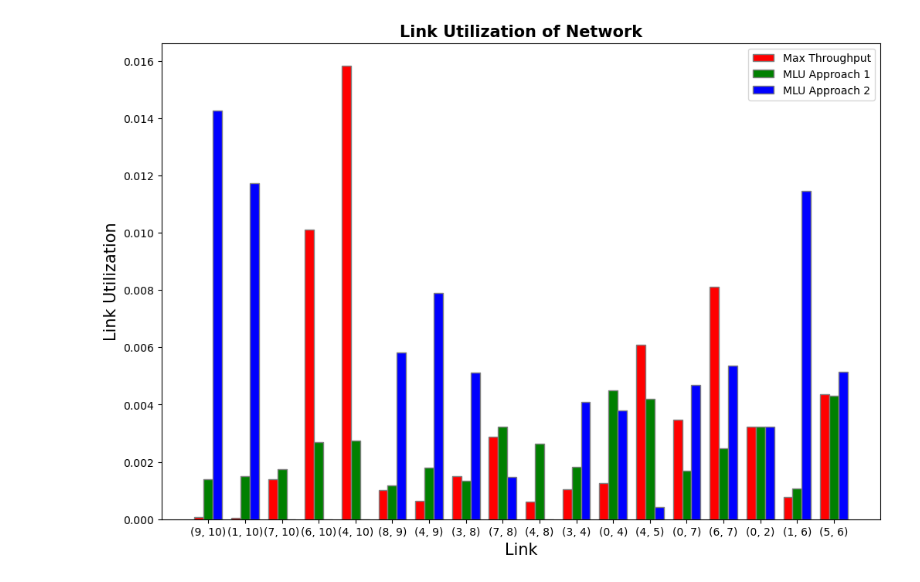
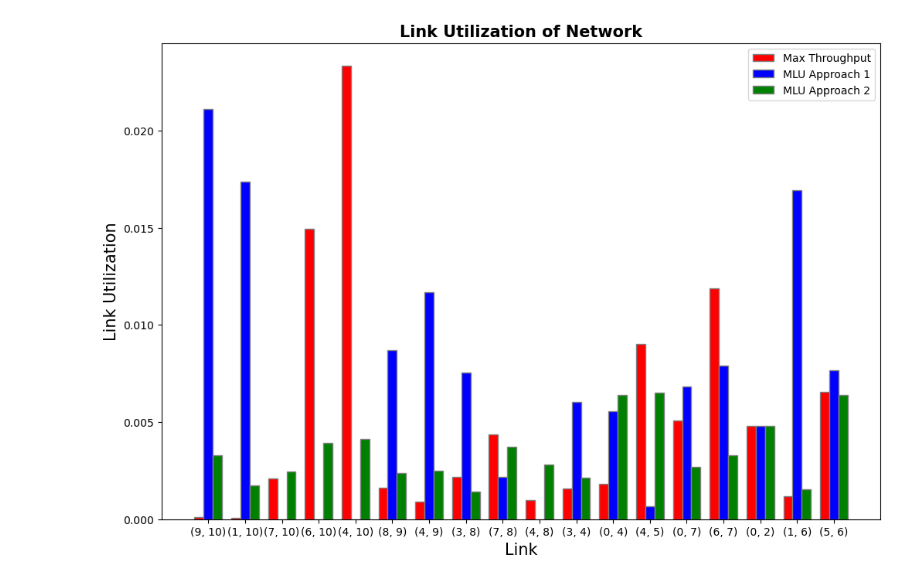
Before and after one commit to benbananas/NetworksFinal, a Jupyter notebook: visualizations.ipynb, the cells around one changed output. Drawn from its saved outputs; the diff is of its cells as text; code cells hidden in the pictures.

Commit message:
Update figures for max demand

```diff
--- a/visualizations.ipynb
+++ b/visualizations.ipynb
@@ -40,7 +40,7 @@ for u, v in G.edges():
 
 demand = [float(i) for i in line.split()]
 n = int(len(demand)**0.5)
-demand = np.array(demand).reshape(n, n)
+demand = np.array(demands).reshape(n, n)
 paths = []
 for i in range(n):
     for j in range(n):
@@ -95,8 +95,8 @@ m.setObjective(objective, GRB.MAXIMIZE)
 # Optimize model
 m.optimize()
 
-for v in m.getVars():
-    print('%s %g' % (v.VarName, v.X))
+# for v in m.getVars():
+#     print('%s %g' % (v.VarName, v.X))
 # %% [output]
 Gurobi Optimizer version 10.0.1 build v10.0.1rc0 (mac64[x86])
 
@@ -366,29 +375,30 @@ flows_mlu_constraint = flows
 # %%
 # set width of bar
 barWidth = 0.25
 fig = plt.subplots(figsize =(12, 8))
 
 # Set position of bar on X axis
 br1 = np.arange(len(max_flow_edges))
 br2 = [x + barWidth for x in br1]
 br3 = [x + barWidth for x in br2]
 
 # Make the plot
 plt.bar(br1, max_flow_edges, color ='r', width = barWidth,
         edgecolor ='grey', label ='Max Throughput')
-plt.bar(br2, MLU_constraint, color ='g', width = barWidth,
+plt.bar(br2, MLU_objective, color ='b', width = barWidth,
         edgecolor ='grey', label ='MLU Approach 1')
-plt.bar(br3, MLU_objective, color ='b', width = barWidth,
+plt.bar(br3, MLU_constraint, color ='g', width = barWidth,
         edgecolor ='grey', label ='MLU Approach 2')
+
 
 # Adding Xticks
 plt.xlabel('Link', fontsize = 15)
 plt.ylabel('Link Utilization', fontsize = 15)
 plt.xticks([r + barWidth for r in range(len(max_flow_edges))],bar_labels)
 plt.title('Link Utilization of Network', fontweight ='bold', fontsize = 15)
 
 plt.legend()
 # plt.show()
-plt.savefig("LU_bar_plot.png")
+plt.savefig("LU_bar_plot_presentation.png")
 # %% [output]
-[figure, old version]
+[figure, new version]
```
Also changed, not shown: parts of 10 cells of this notebook, 7 other files.
